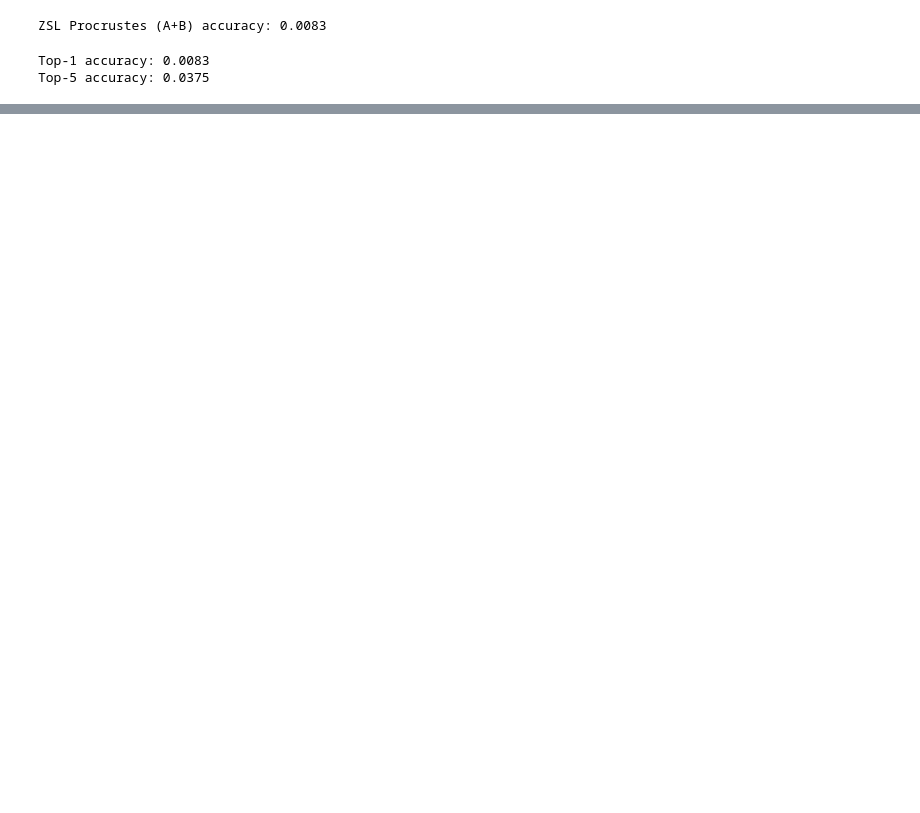
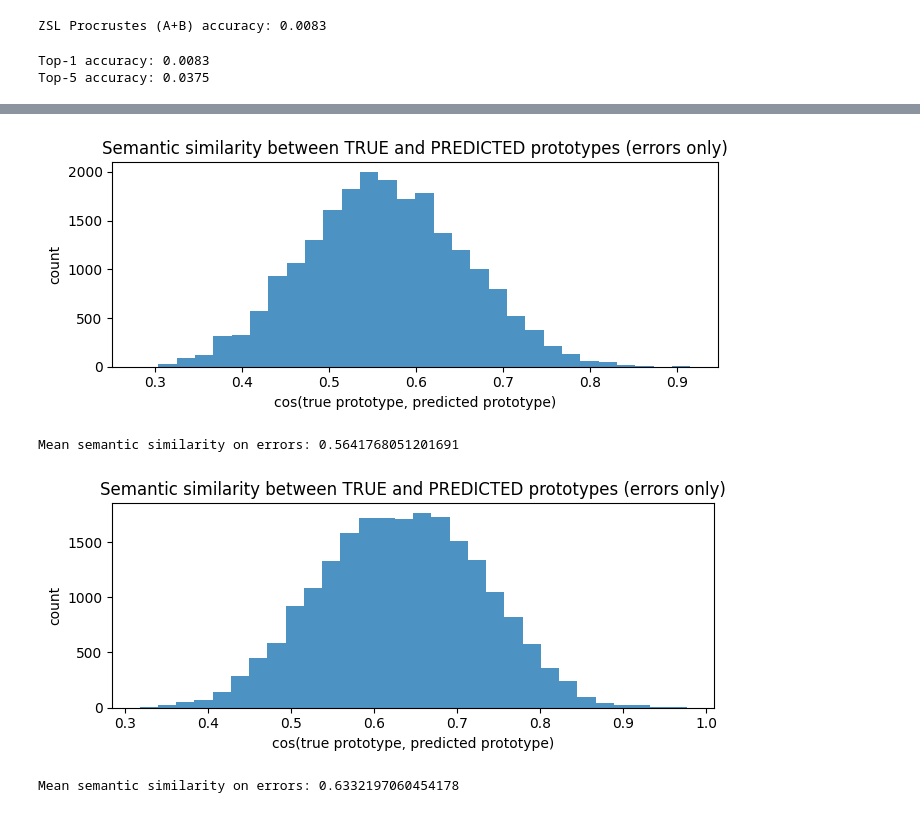
Before and after one commit to ankithr47/ML-Coursework, a Jupyter notebook: models.ipynb, the cells around one changed output, grey strips where cells are left out. Saved outputs shown, nothing was run; the diff lists cells and outputs as text; code cells hidden in the pictures; blank space fills up the shorter version.

```diff
--- a/models.ipynb
+++ b/models.ipynb
@@ -587,0 +590,49 @@ Top-5 accuracy: 0.0375
+# %%
+#semantic error severity plot
+
+from sklearn.metrics.pairwise import cosine_similarity
+
+def semantic_error_analysis(sims, y_true, class_labels, proto_unseen, ylim=None, savepath=None):
+    y_true = np.asarray(y_true).reshape(-1)
+    class_labels = np.asarray(class_labels)
+    proto_unseen = np.asarray(proto_unseen)
+
+    pred_idx = np.argmax(sims, axis=1)
+    y_pred = class_labels[pred_idx]
+
+    label_to_col = {int(c): i for i, c in enumerate(class_labels)}
+
+    true_cols = np.array([label_to_col[int(c)] for c in y_true], dtype=int)
+    pred_cols = pred_idx
+
+    Pn = proto_unseen / (np.linalg.norm(proto_unseen, axis=1, keepdims=True) + 1e-8)
+    proto_cos = (Pn @ Pn.T)
+
+    sev = proto_cos[true_cols, pred_cols]
+    correct = (y_pred == y_true)
+
+    plt.figure(figsize=(7, 3))
+    plt.hist(sev[~correct], bins=30, alpha=0.8)
+    plt.title("Semantic similarity between TRUE and PREDICTED prototypes (errors only)")
+    plt.xlabel("cos(true prototype, predicted prototype)")
+    plt.ylabel("count")
+
+    if ylim is not None:
+        plt.ylim(0, ylim)
+
+    if savepath is not None:
+        plt.savefig(savepath, dpi=300, bbox_inches='tight')
+
+    plt.tight_layout()
+    plt.savefig("/Users/ankithrangan/Desktop/Coursework charts/semantic_error_severity.png", dpi=300, bbox_inches="tight")
+    plt.show()
+
+    return sev, correct
+# %%
+sev_base, corr_base = semantic_error_analysis(S, y_true, class_labels, proto_matrix, savepath="/Users/ankithrangan/Desktop/Coursework charts/semantic_error_baseline.png")
+sev_adv,  corr_adv  = semantic_error_analysis(sims,  y_true, class_labels, proto_matrix, savepath="/Users/ankithrangan/Desktop/Coursework charts/semantic_error_advanced.png")
+# %% [output]
+[figure, added]
+Mean semantic similarity on errors: 0.5641768051201691
+[figure, added]
+Mean semantic similarity on errors: 0.6332197060454178
```
Also changed, not shown: parts of 31 cells of this notebook, 1 other file.
